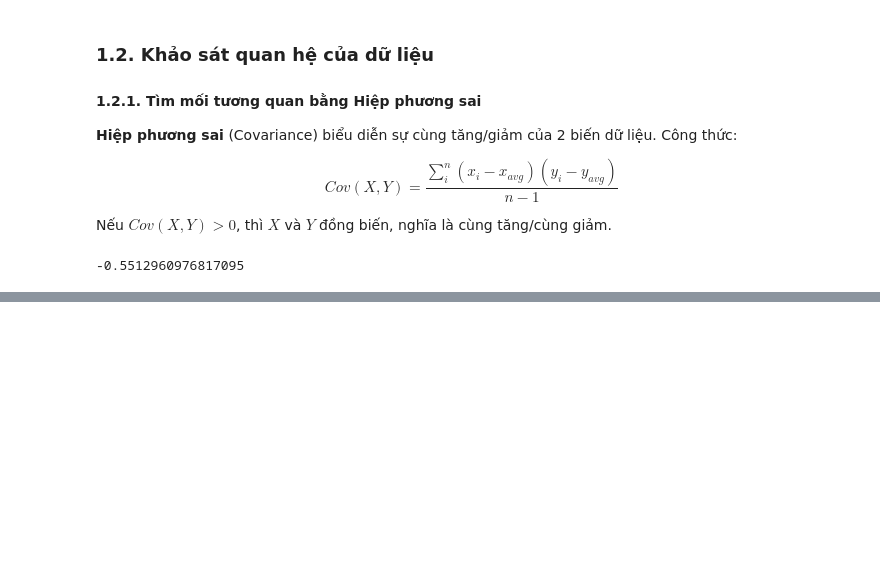
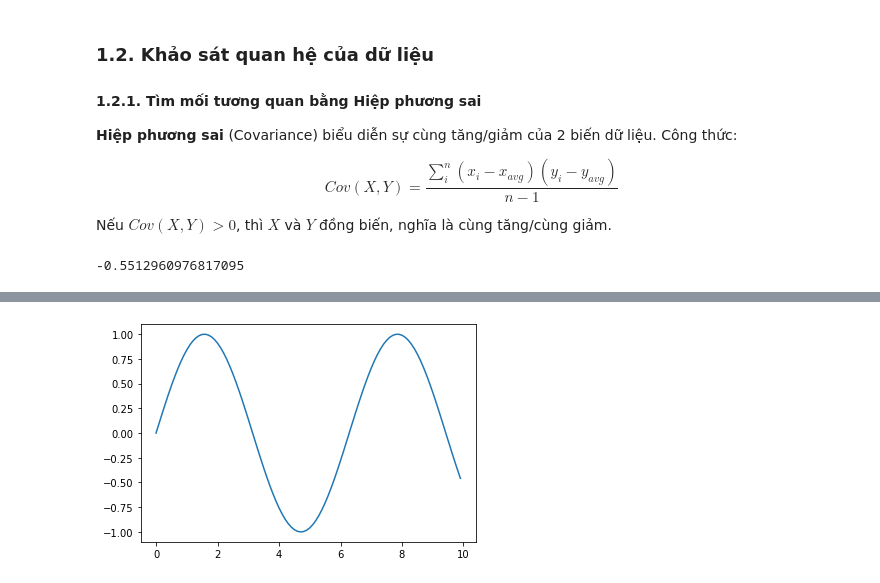
Before and after one commit to chidokun/data-science-review, a Jupyter notebook: notebooks/02-basic-statistic-and-data-visualization.ipynb, the cells around one changed output, grey strips where cells are left out. Cells and saved outputs as stored; diff of their text form; code cells hidden in the pictures; blank space fills up the shorter version.

```diff
--- a/notebooks/02-basic-statistic-and-data-visualization.ipynb
+++ b/notebooks/02-basic-statistic-and-data-visualization.ipynb
@@ -105,0 +139,11 @@ titanic.Age.cov(titanic.Survived)
+# %%
+# consistent interval for x-axis
+x = [x*0.1 for x in range(100)]
+# function of x for y-axis
+y = [math.sin(i) for i in x ]
+# create line plot
+plt.plot(x, y)
+# show line plot
+plt.show()
+# %% [output]
+[figure, added]
```
Also changed, not shown: parts of 16 cells of this notebook.
